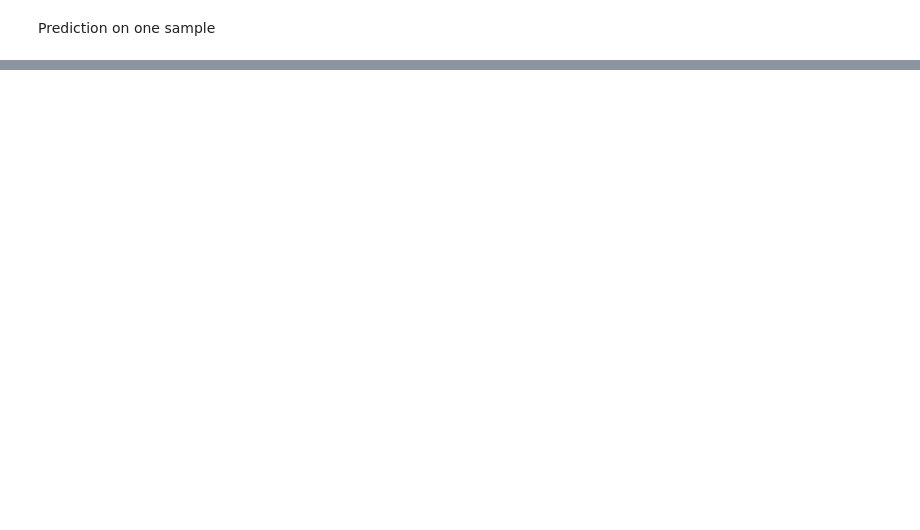
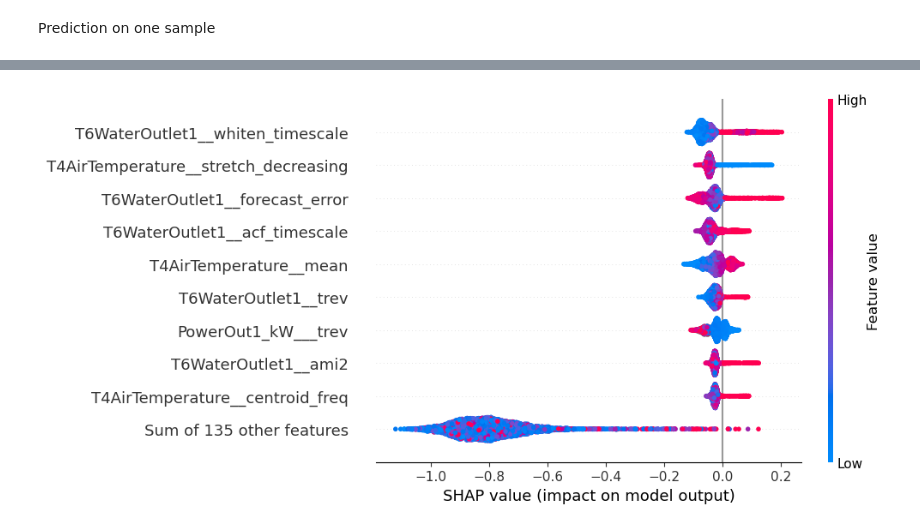
Before and after one commit to dg7s/xgboost_ai, a Jupyter notebook: main.notebook.ipynb, the cells around one changed output, grey strips where cells are left out. Drawn from its saved outputs; the diff is of its cells as text; code cells hidden in the pictures; blank space fills up the shorter version.

```diff
--- a/main.notebook.ipynb
+++ b/main.notebook.ipynb
@@ -50,0 +101,4 @@ print(y)
+# %%
+shap.plots.beeswarm(shap_values,max_display=10)
+# %% [output]
+[figure, added]
```
Also changed, not shown: parts of 7 cells of this notebook.
